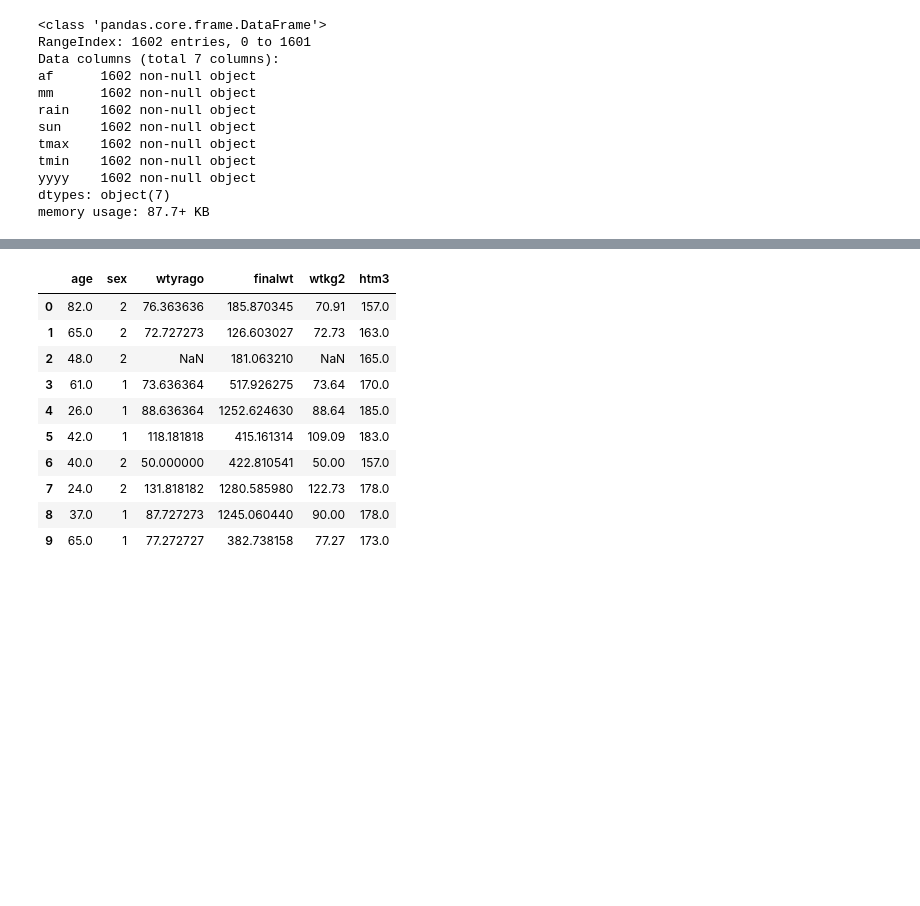
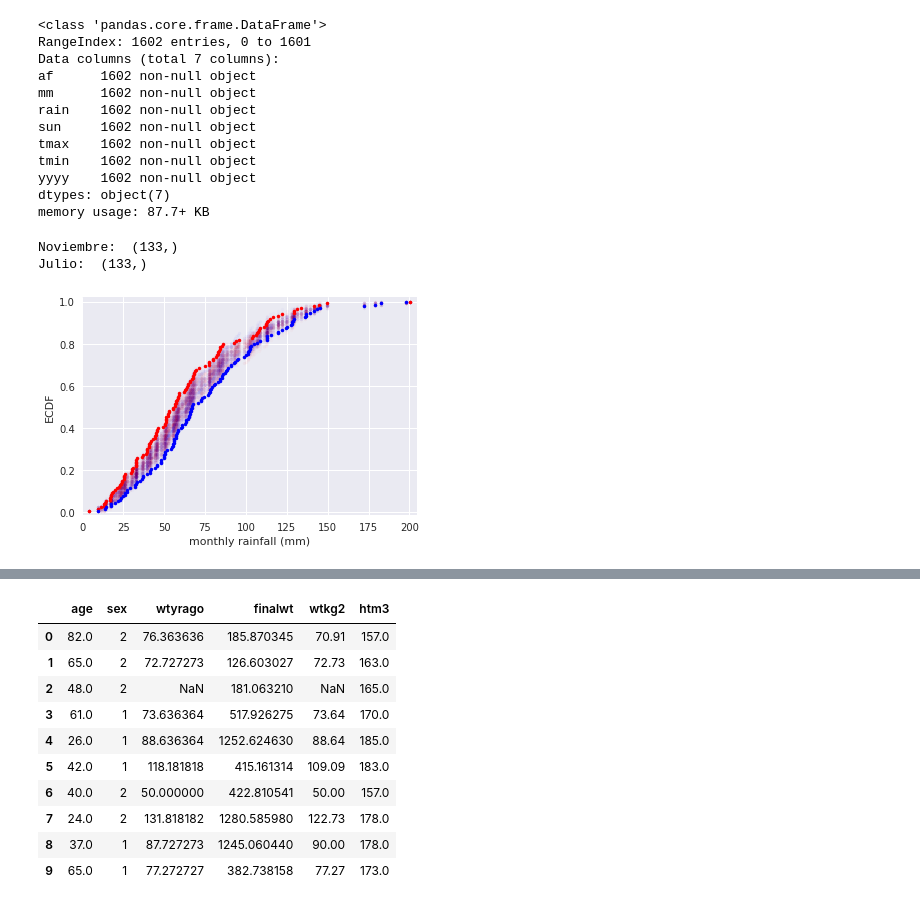
Before and after one commit to PablodelaCuesta/Statistics, a Jupyter notebook: 5.1 Hypothesis testing/hypothesis_testing.ipynb, the cells around one changed output, grey strips where cells are left out. Cells and saved outputs as stored; diff of their text form; code cells hidden in the pictures; blank space fills up the shorter version.

```diff
--- a/5.1 Hypothesis testing/hypothesis_testing.ipynb
+++ b/5.1 Hypothesis testing/hypothesis_testing.ipynb
@@ -107,30 +108,61 @@ tmin    1602 non-null object
 yyyy    1602 non-null object
 dtypes: object(7)
 memory usage: 87.7+ KB
+# %%
+# extraemos las lluvias de julio
+rain_july = df_0[df_0.loc[:,'mm'] == '7']['rain'].values
+
+# filtramos los datos
+rain_july = np.array(list(filter(lambda x: x != "---", rain_july)))
+
+# convertimos a entero
+rain_july = np.array(list(map(float, rain_july)))
+
+# extraemos las lluvias de noviembre
+rain_november = df_0[df_0.loc[:,'mm'] == '10']['rain'].values
+
+# filtramos los datos
+rain_november = np.array(list(filter(lambda x: x != "---", rain_november)))
+
+# convertimos a entero
+rain_november = np.array(list(map(float, rain_november)))
+
+# info
+print("Noviembre: ", rain_november.shape)
+print("Julio: ", rain_july.shape)
+# %% [output]
+Noviembre:  (133,)
+Julio:  (133,)
 # %%
+# Generate permutation samples
+data_0 = np.r_[rain_july, rain_november]
+
+
 for _ in range(50):
-    # Generate permutation samples
-    perm_sample_1, perm_sample_2 = permutation_sample(rain_july, rain_november)
+    perm_data = np.random.permutation(data_0)
+
+    perm_sample_1 = perm_data[len(rain_july):]
+    perm_sample_2 = perm_data[:len(rain_november)]
 
 
     # Compute ECDFs
     x_1, y_1 = ecdf(perm_sample_1)
     x_2, y_2 = ecdf(perm_sample_2)
 
     # Plot ECDFs of permutation sample
-    _ = plt.plot(x_1, y_1, marker='.', linestyle='none',
-                 color='red', alpha=0.02)
-    _ = plt.plot(x_2, y_2, marker='.', linestyle='none',
-                 color='blue', alpha=0.02)
+    plt.plot(x_1, y_1, marker='.', linestyle='none', color='red', alpha=0.02)
+    plt.plot(x_2, y_2, marker='.', linestyle='none', color='blue', alpha=0.02)
 
 # Create and plot ECDFs from original data
 x_1, y_1 = ecdf(rain_july)
 x_2, y_2 = ecdf(rain_november)
-_ = plt.plot(x_1, y_1, marker='.', linestyle='none', color='red')
-_ = plt.plot(x_2, y_2, marker='.', linestyle='none', color='blue')
+plt.plot(x_1, y_1, marker='.', linestyle='none', color='red')
+plt.plot(x_2, y_2, marker='.', linestyle='none', color='blue')
 
 # Label axes, set margin, and show plot
 plt.margins(0.02)
-_ = plt.xlabel('monthly rainfall (mm)')
-_ = plt.ylabel('ECDF')
+plt.xlabel('monthly rainfall (mm)')
+plt.ylabel('ECDF')
 plt.show()
+# %% [output]
+[figure, added]
```
Also changed, not shown: parts of 9 cells of this notebook, 6 other files.
